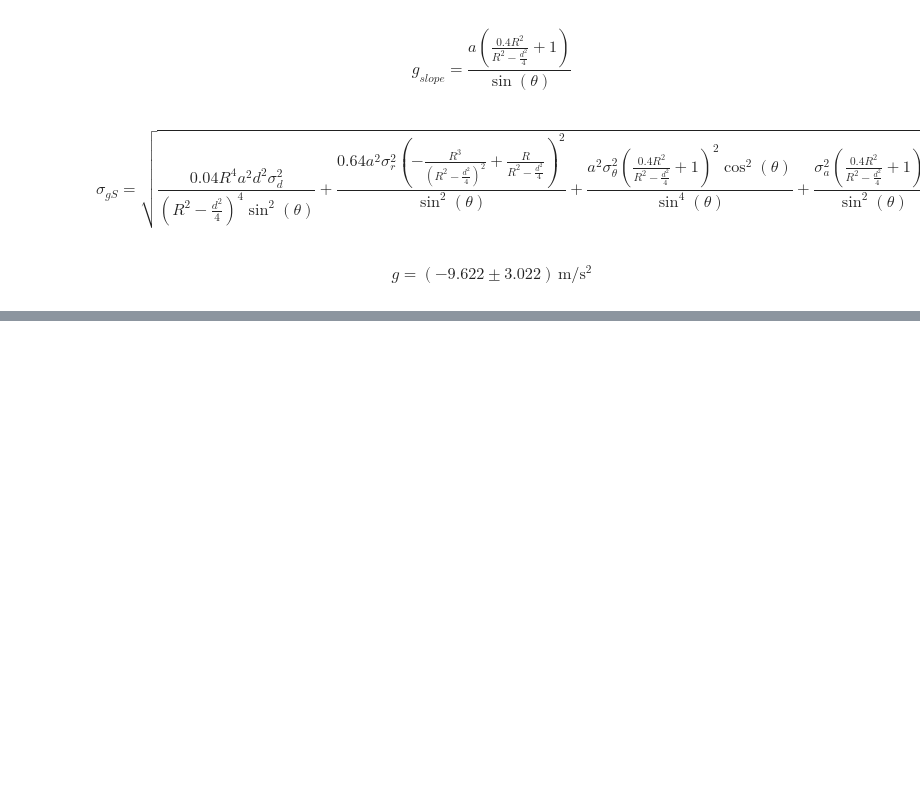
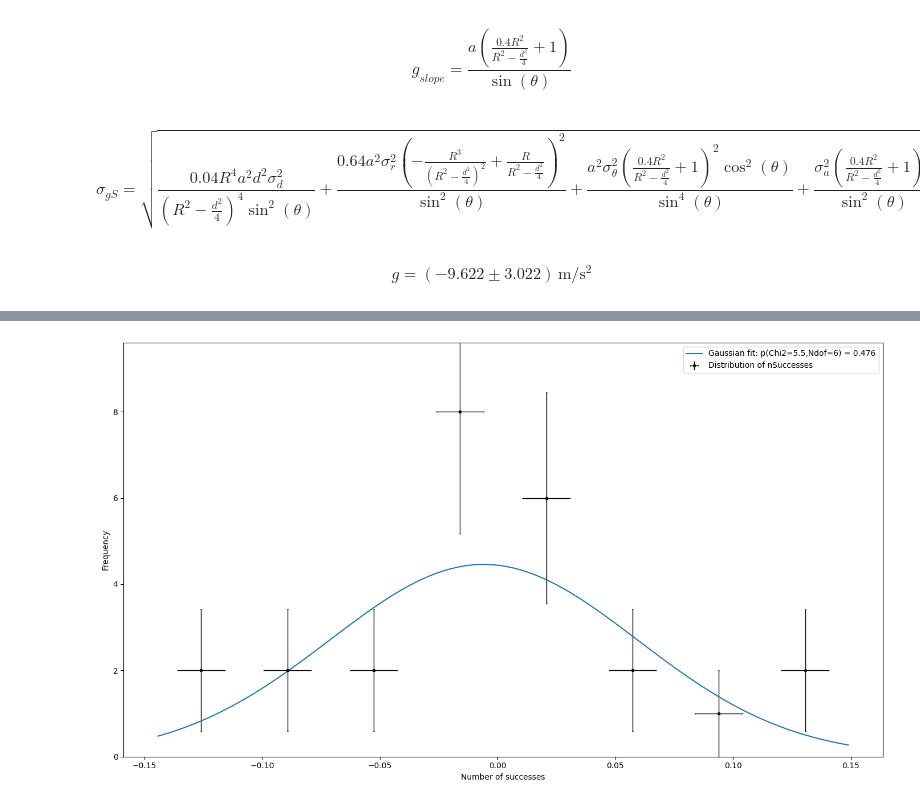
Before and after one commit to BerlinObel/AppStat2023-Project, a Jupyter notebook: Project.ipynb, the cells around one changed output, grey strips where cells are left out. Saved outputs shown, nothing was run; the diff lists cells and outputs as text; code cells hidden in the pictures; blank space fills up the shorter version.

```diff
--- a/Project.ipynb
+++ b/Project.ipynb
@@ -194,0 +225,37 @@ from ExternalFunctions import nice_string_output, add_text_to_ax # useful functi
+# %%
+
+
+# axLin.scatter(x_data, periods_2, c='m')
+# axLin.plot(x_data, linear_model(x_data, *minuitLin_1.values[:]), '-r')
+# axLin.plot(x_data, linear_model(x_data, *minuitLin_2.values[:]), '-r')
+xaxis = np.linspace(min(res1), max(res1), 100)
+counts, bin_edges = np.histogram(res1,bins=8)
+bin_centers = (bin_edges[1:] + bin_edges[:-1])/2
+s_counts = np.sqrt(counts)
+x = bin_centers[counts>0]
+y = counts[counts>0]
+sy = s_counts[counts>0]
+
+fig, ax = plt.subplots(figsize=(14, 8))
+ax.errorbar(x, y, yerr=sy, xerr=0.01, label='Distribution of nSuccesses', fmt='.k',  ecolor='k', elinewidth=1, capsize=1, capthick=1)
+ax.set( ylim=(0, 1.2*np.max(y)), xlabel='Number of successes', ylabel='Frequency');
+
+
+def func_gaussian(x, N, mu, sigma) :
+    return N * stats.norm.pdf(x, mu, sigma)
+
+
+chi2_gaussian = Chi2Regression(func_gaussian, x, y, sy)
+chi2_gaussian.errordef = 1
+minuit_gaussian = Minuit(chi2_gaussian, N=N_measurements, mu=0, sigma=0.03) #
+minuit_gaussian.migrad()       # Perform the actual fit
+Chi2_gau = minuit_gaussian.fval
+Ndof_gau = len(x) - 2          # 3 parameters in fit
+Prob_gau = stats.chi2.sf(Chi2_gau, Ndof_gau)
+
+yaxis = func_gaussian(xaxis, *minuit_gaussian.values[:])
+ax.plot(xaxis, yaxis, '-', label=f'Gaussian fit: p(Chi2={Chi2_gau:.1f},Ndof={Ndof_gau:d}) = {Prob_gau:.3f}')
+ax.legend()
+fig.tight_layout()
+# %% [output]
+[figure, added]
```
Also changed, not shown: parts of 11 cells of this notebook, 7 other files.
